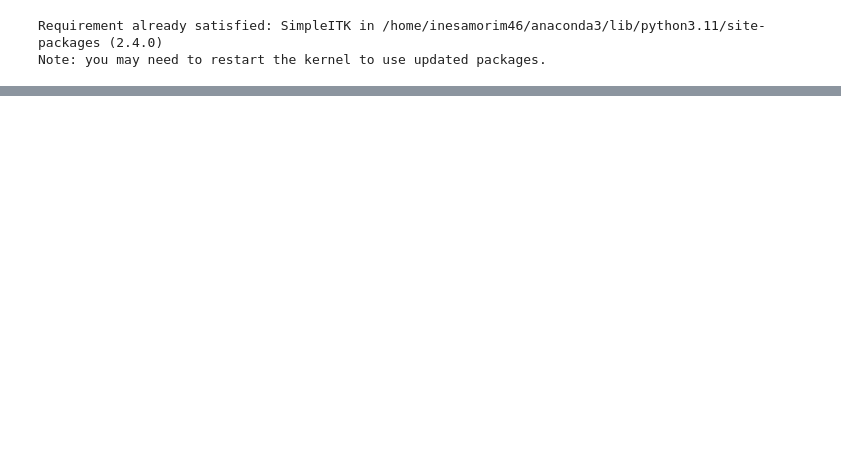
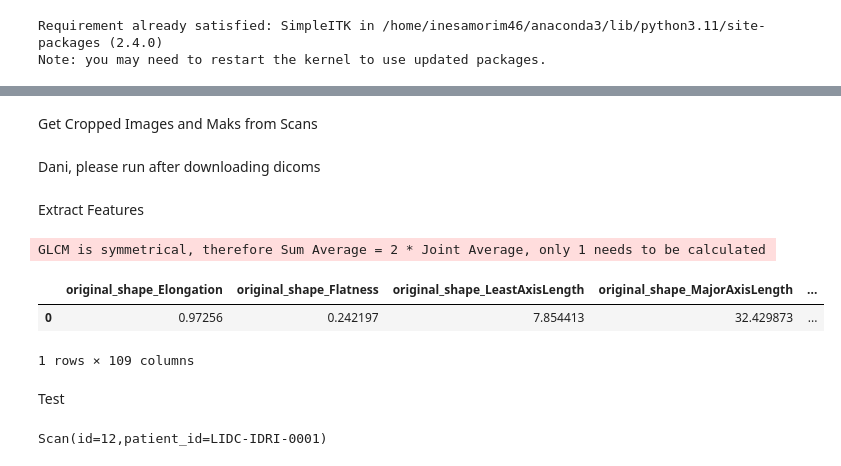
Before and after one commit to inesamorim/lung-cancer-classification, a Jupyter notebook: main.ipynb, the cells around one changed output, grey strips where cells are left out. Drawn from its saved outputs; the diff is of its cells as text; code cells hidden in the pictures; blank space fills up the shorter version.

Commit message:
radiomics ready to run (i hope)

```diff
--- a/main.ipynb
+++ b/main.ipynb
@@ -217,5 +211,0 @@ Annotation(id=84,scan_id=12)
-# %%
-vol = ann.scan.to_volume()
-
-mask = ann.boolean_mask()
-bbox = ann.bbox()
@@ -224,9 +211,0 @@ Loading dicom files ... This may take a moment.
-# %%
-i,j,k = ann.centroid
-
-vol = ann.scan.to_volume()
-
-plt.imshow(vol[:,:,int(k)], cmap=plt.cm.gray)
-plt.plot(j, i, '.r', label="Nodule centroid")
-plt.legend()
-plt.show()
@@ -304,9 +216,0 @@ def process_patient(patient_dir, extractor):
-# %%
-def extract_features_from_patient(patient_dir):
-    extractor = featureextractor.RadiomicsFeatureExtractor()
-    patient_results = process_patient(patient_dir, extractor)
-
-    df = pd.DataFrame(patient_results)
-    return df
-# %%
-patient_dir = '/home/inesamorim46/3ano1sem/labiacd/proj_1/LIDC-IDRI/LIDC-IDRI-0001'
@@ -342,0 +217,4 @@ Loaded 133 DICOM files from /home/inesamorim46/3ano1sem/labiacd/proj_1/LIDC-IDRI
+# %% [markdown]
+Get Cropped Images and Maks from Scans
+# %% [markdown]
+Dani, please run after downloading dicoms
@@ -342,0 +260,2 @@ Loaded 133 DICOM files from /home/inesamorim46/3ano1sem/labiacd/proj_1/LIDC-IDRI
+# %% [markdown]
+Extract Features
@@ -342,0 +292,28 @@ Loaded 133 DICOM files from /home/inesamorim46/3ano1sem/labiacd/proj_1/LIDC-IDRI
+# %%
+radiomics_df = pd.DataFrame()
+
+for patient_dir in os.listdir('../data'):
+    patient_dir = os.path.join('../data',patient_dir)
+    patient_df = extract_features_from_patient(patient_dir)
+
+    #remove libraries versions, configuration details, hashs, ...
+    patient_df = patient_df[patient_df.columns.drop(list(patient_df.filter(regex='Versions')))]
+    patient_df = patient_df[patient_df.columns.drop(list(patient_df.filter(regex='Configuration')))]
+    patient_df = patient_df[patient_df.columns.drop(list(patient_df.filter(regex='Hash')))]
+    patient_df = patient_df[patient_df.columns.drop(list(patient_df.filter(regex='diagnostics')))]
+
+    radiomics_df = pd.concat([radiomics_df, patient_df], ignore_index=True)
+
+radiomics_df
+# %% [output]
+GLCM is symmetrical, therefore Sum Average = 2 * Joint Average, only 1 needs to be calculated
+|  | original_shape_Elongation | original_shape_Flatness | original_shape_LeastAxisLength | original_shape_MajorAxisLength | ... |
+| 0 | 0.97256 | 0.242197 | 7.854413 | 32.429873 | ... |
+1 rows × 109 columns
+# %% [markdown]
+Test
+# %%
+scan = pl.query(pl.Scan).filter(pl.Scan.patient_id == 'LIDC-IDRI-0001').first()
+print(scan)
+# %% [output]
+Scan(id=12,patient_id=LIDC-IDRI-0001)
```
Also changed, not shown: parts of 10 cells of this notebook, 2 other files.
